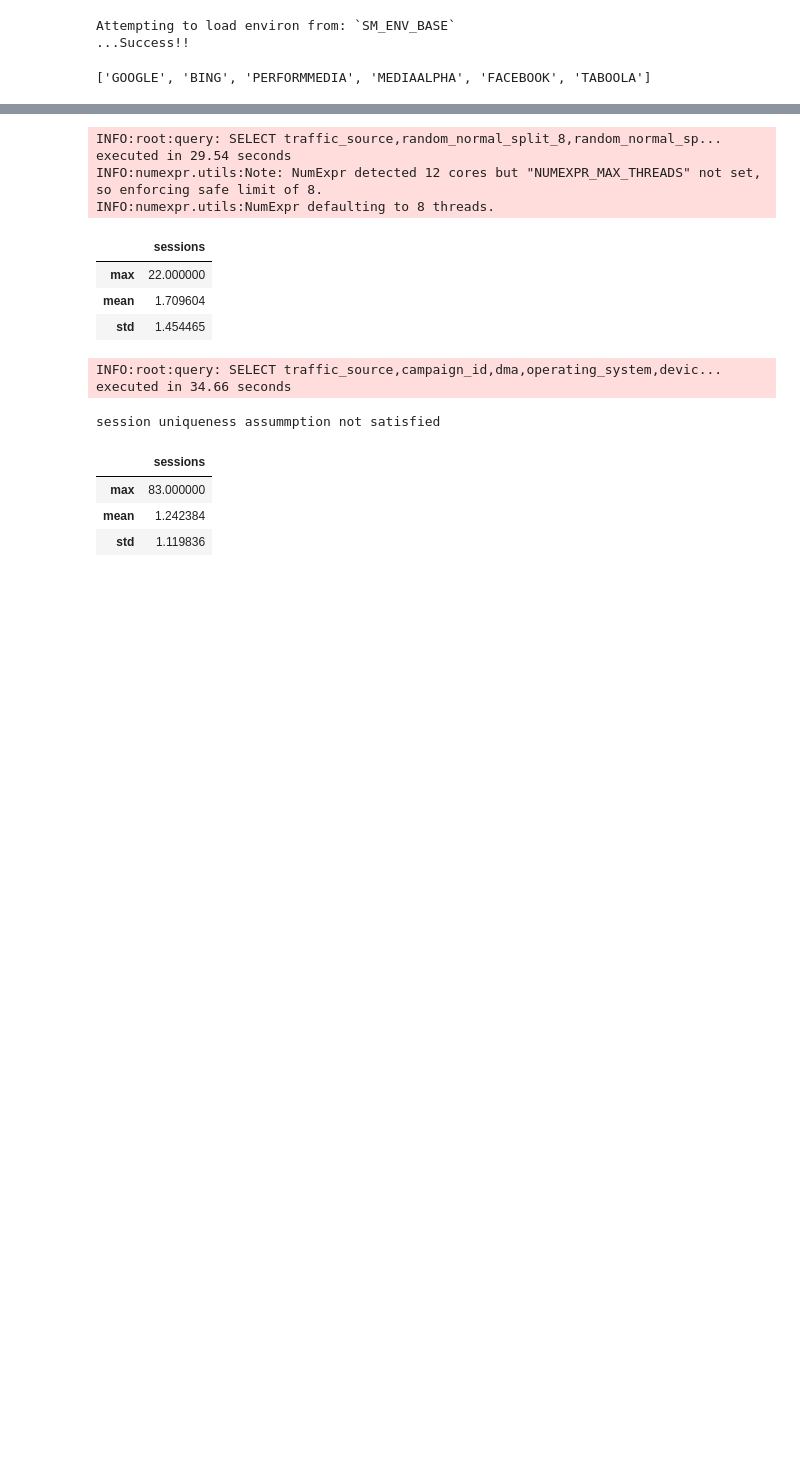
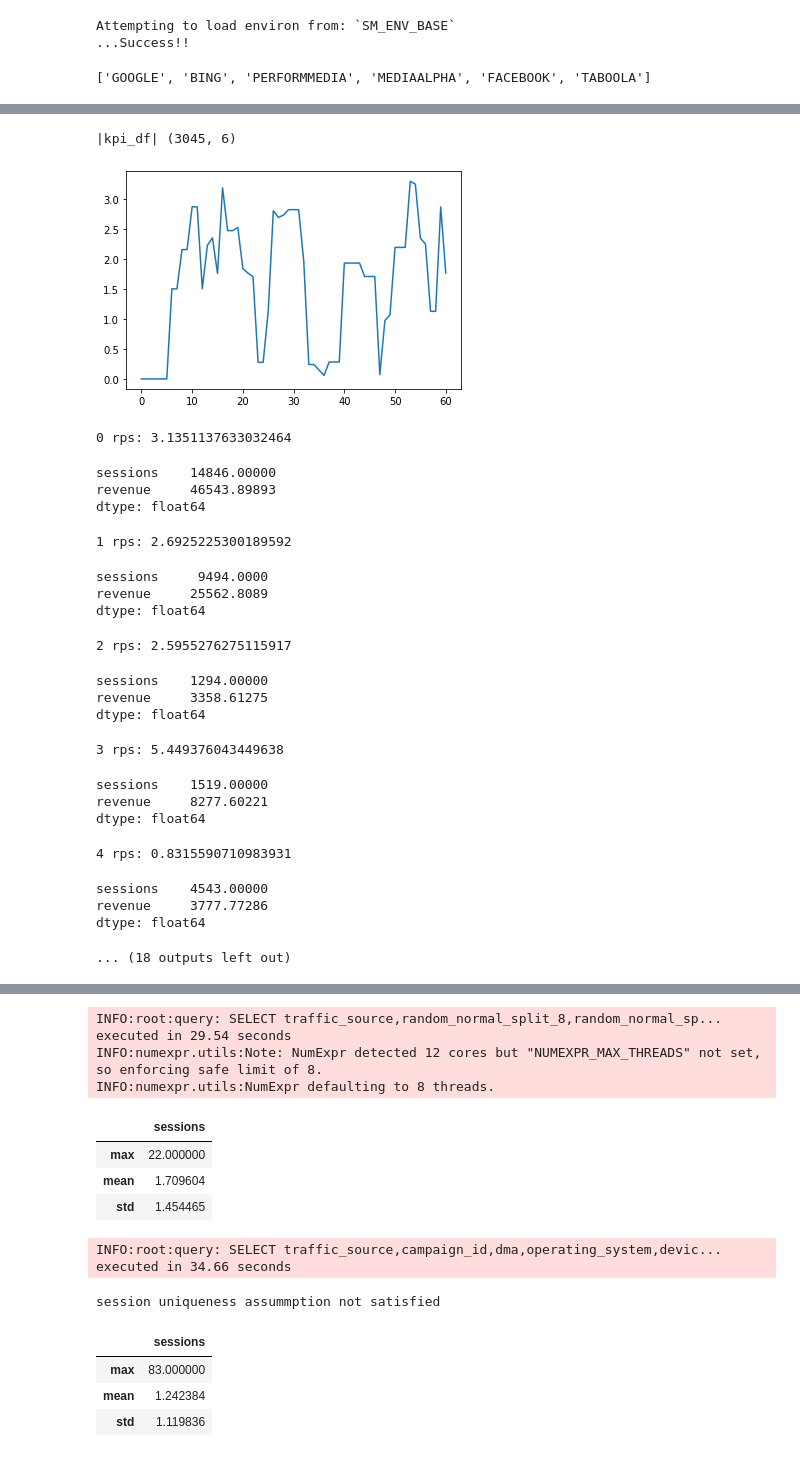
Before and after one commit to pkrishnamurthy1007/adtech, a Jupyter notebook: notebooks/aduriseti_shared/rps_est.ipynb, the cells around one changed output, grey strips where cells are left out. Saved outputs shown, nothing was run; the diff lists cells and outputs as text; code cells hidden in the pictures; blank space fills up the shorter version.

```diff
--- a/notebooks/aduriseti_shared/rps_est.ipynb
+++ b/notebooks/aduriseti_shared/rps_est.ipynb
@@ -812,0 +685,14 @@ dtype: float64
+# %%
+# traffic_source=TABOOLA
+traffic_source=MEDIA_ALPHA
+rps_df_taboola = agg_rps(
+    start_date,end_date,
+    product,traffic_source,
+    ("traffic_source","campaign_id","dma","operating_system","device","keyword","utc_dt"))
+rps_df_taboola = rps_df_taboola.sort_index()
+ipydisp(rps_df_taboola[["sessions"]].agg(["max","mean","std"]))
+
+rps_df_taboola["lps"] = rps_df_taboola["num_leads"] / rps_df_taboola["sessions"]
+rps_df_taboola["rpl"] = rps_df_taboola["revenue"] / rps_df_taboola["num_leads"]
+rps_df_taboola["score"] = rps_df_taboola[["score_null_avg","score_adv_avg","score_supp_avg"]].sum(axis=1)
+rps_df_taboola["rps"] = rps_df_taboola["rps_avg"]
@@ -812,0 +705,30 @@ dtype: float64
+# %%
+# some discontinued campaigns looks like - makes eval on product of camapgin and keyword difficult
+rps_df_taboola["keyword_clust"] = cluster_on(rps_df_taboola,start_date,eval_date,end_date,["campaign_id","keyword"],CLUSTS=6)
+# session_df["keyword_clust"] = cluster_on(session_df,start_date,eval_date,end_date,["keyword"],CLUSTS=6)
+
+rps_df_taboola["loc_platform_clust"] = cluster_on(rps_df_taboola,start_date,eval_date,end_date,["dma","operating_system","device"],CLUSTS=6)
+# %% [output]
+|kpi_df| (3045, 6)
+[figure, added]
+0 rps: 3.1351137633032464
+sessions    14846.00000
+revenue     46543.89893
+dtype: float64
+1 rps: 2.6925225300189592
+sessions     9494.0000
+revenue     25562.8089
+dtype: float64
+2 rps: 2.5955276275115917
+sessions    1294.00000
+revenue     3358.61275
+dtype: float64
+3 rps: 5.449376043449638
+sessions    1519.00000
+revenue     8277.60221
+dtype: float64
+4 rps: 0.8315590710983931
+sessions    4543.00000
+revenue     3777.77286
+dtype: float64
+... (18 outputs left out)
```
Also changed, not shown: parts of 21 cells of this notebook.
